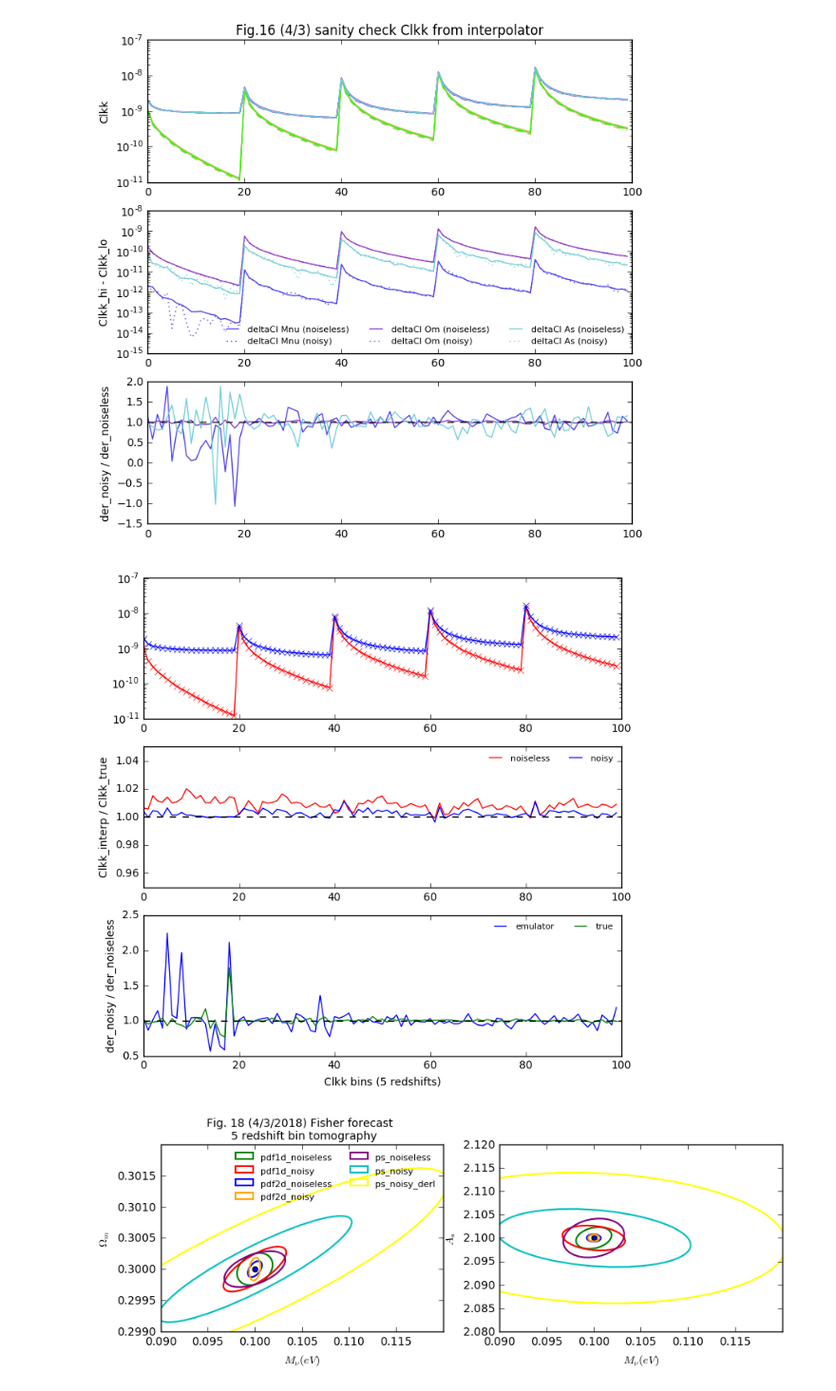
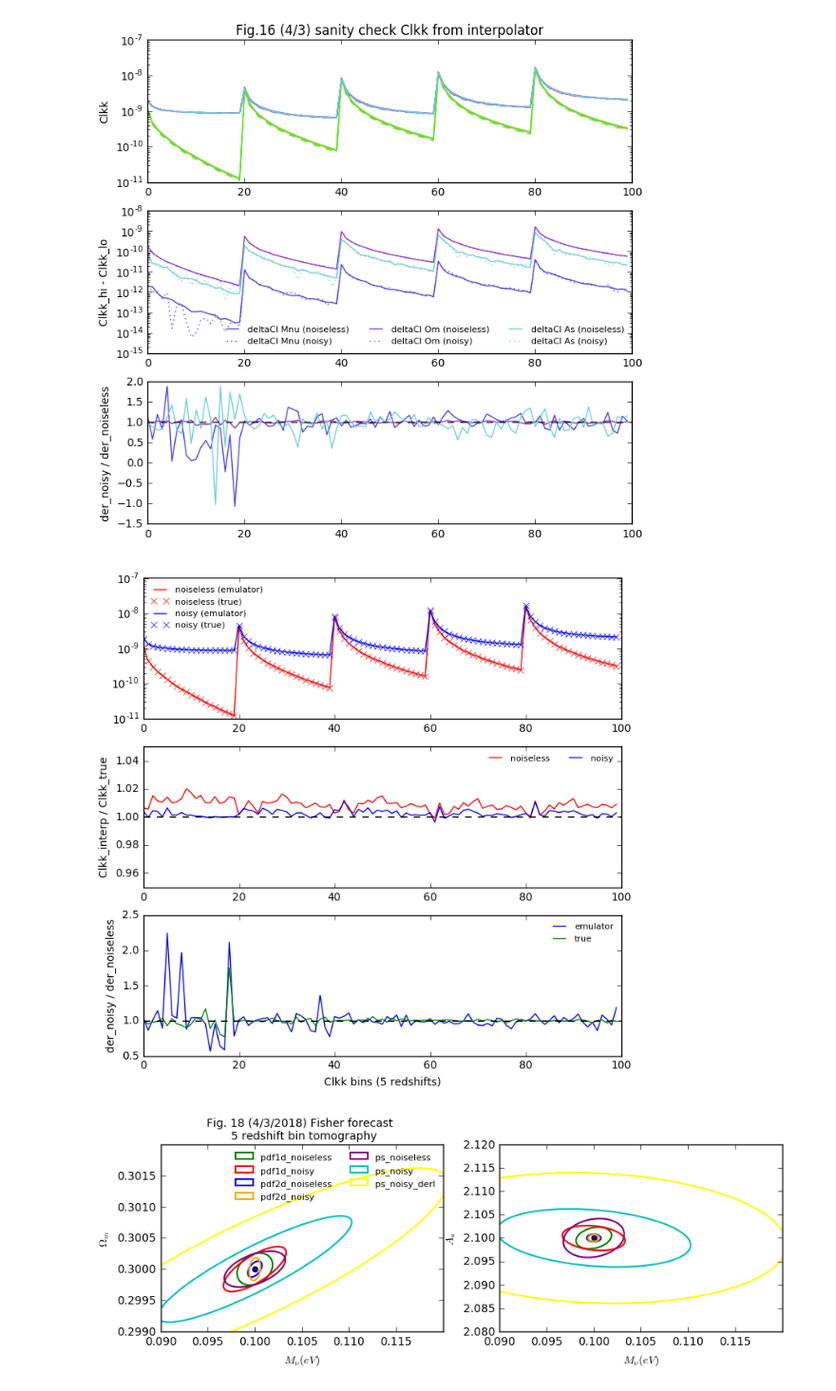
Before and after one commit to liuxx479/PDFs, a Jupyter notebook: PDFs.ipynb, the cells around one changed output. Shown at 95% size. Cells and saved outputs as stored; diff of their text form; code cells hidden in the pictures.

```diff
--- a/PDFs.ipynb
+++ b/PDFs.ipynb
@@ -614,39 +614,39 @@ show()
 # %%
 ######## test interpolated derivative
 #PSInterpI99 = WLanalysis.buildInterpolator(PSI, params[:,:-1])#(PSI[2:], params[2:,:-1])
 #PSInterpN99 = WLanalysis.buildInterpolator(PSN, params[:,:-1])#(PSN[2:], params[2:,:-1])
 PSInterpI99 = WLanalysis.buildInterpolator(PSI[2:], params[2:,:-1])
 PSInterpN99 = WLanalysis.buildInterpolator(PSN[2:], params[2:,:-1])
 f, (ax1, ax2, ax3) = subplots(3,1,figsize=(8,8))
 ######## actual Clkk
-ax1.plot(PSInterpI99(params[1,:-1]),'r-')
-ax1.plot(PSI[1],'rx')
-ax1.plot(PSInterpN99(params[1,:-1]),'b-')
-ax1.plot(PSN[1],'bx')
+ax1.plot(PSInterpI99(params[1,:-1]),'r-',label='noiseless (emulator)')
+ax1.plot(PSI[1],'rx',label='noiseless (true)')
+ax1.plot(PSInterpN99(params[1,:-1]),'b-',label='noisy (emulator)')
+ax1.plot(PSN[1],'bx',label='noisy (true)')
 ax1.set_yscale('log')
-
+ax1.legend(frameon=0, fontsize=8, loc=0,ncol=1)
 ####### compare actual vs interp Clkk
 ax2.plot(PSInterpI99(params[1,:-1]) / PSI[1], 'r-',label='noiseless')
 ax2.plot(PSInterpN99(params[1,:-1]) / PSN[1], 'b-',label='noisy')
 ax2.set_ylabel('Clkk_interp / Clkk_true')
 ax2.plot([0,100],[1,1],'k--')
 ax2.legend(frameon=0, fontsize=8, loc=0,ncol=3)
 ax2.set_ylim(0.95, 1.05)
 
 ####### compare difference
 #ax3.plot(PSInterpI99(params[1,:-1]) - PSI[0], label='noiseless')
 #ax3.plot(PSInterpN99(params[1,:-1]) - PSN[0], label='noisy')
 ax3.plot( (PSInterpI99(params[1,:-1]) - PSI[0])/(PSInterpN99(params[1,:-1]) - PSN[0]) , label='emulator')
 ax3.plot( (PSI[1] - PSI[0])/(PSN[1] - PSN[0]) , label='true')
 ax3.set_xlabel('Clkk bins (5 redshifts)')
 ax3.set_ylabel('der_noisy / der_noiseless')
 ax3.plot([0,100],[1,1],'k--')
-ax3.legend(frameon=0, fontsize=8, loc=0,ncol=3)
+ax3.legend(frameon=0, fontsize=8, loc=0,ncol=1)
 show()
 #PSInterpI99(params[1]), PSI[1]
 #PSInterpN99(params[1]), PSN[1]
 # %% [output]
-[figure, old version]
+[figure, new version]
 # %%
 ############# let me just plot out the error ellipse and see what's going on..
 Flist = [Fisher1dI[0], Fisher1dN[0], FisherI[0], FisherN[0], FisherPSI[0], FisherPSN[0], FisherPSNderI[0]]
```
Also changed, not shown: parts of 1 cell of this notebook.
